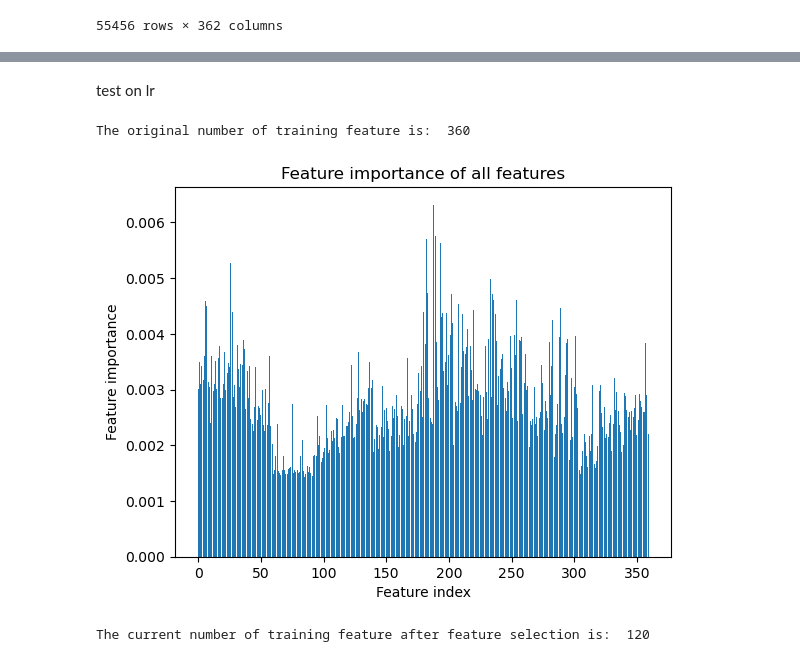
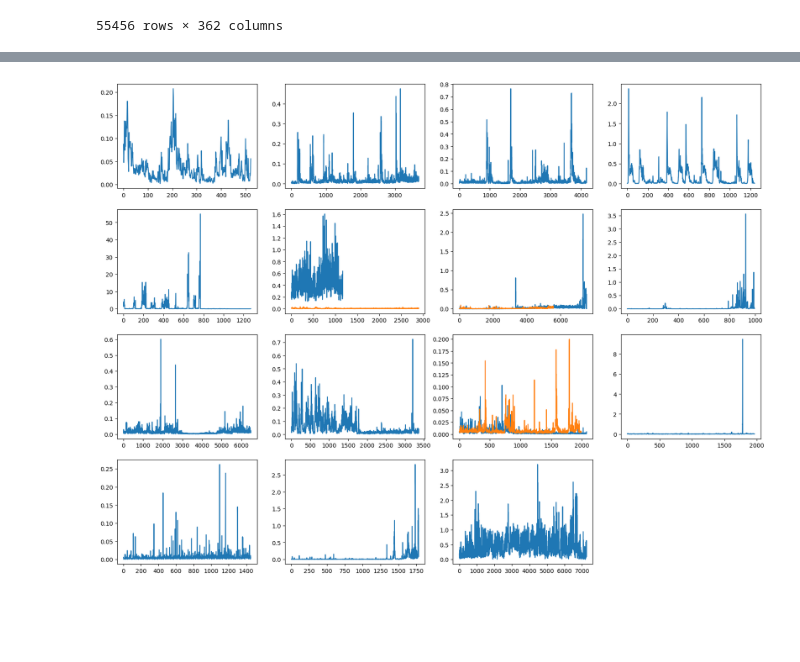
Before and after one commit to Hong-01/EE4C12-Epileptic-Seizure-Detection-using-EEG, a Jupyter notebook: Data_analysis.ipynb, the cells around one changed output, grey strips where cells are left out. Cells and saved outputs as stored; diff of their text form; code cells hidden in the pictures; blank space fills up the shorter version.

```diff
--- a/Data_analysis.ipynb
+++ b/Data_analysis.ipynb
@@ -31,13 +31,13 @@ from imblearn.over_sampling import SMOTE
 # %%
 random_state = 42
 # %%
-#load data on Yanqi Hong's computer
-data = pd.read_csv('E:\DATA\TUD\Master\TUD_Master_Y1\Q1\EE4C12 Machine Learning For Electrical Engineering\CodeLab\Project\S&S_SZD (1)\Data\Project_Data_EE4C12_S&S_SZD.csv')
+# #load data on Yanqi Hong's computer
+# data = pd.read_csv('E:\DATA\TUD\Master\TUD_Master_Y1\Q1\EE4C12 Machine Learning For Electrical Engineering\CodeLab\Project\S&S_SZD (1)\Data\Project_Data_EE4C12_S&S_SZD.csv')
+# data
+
+# load data on Zhixuan's computer
+data = pd.read_csv('D:\\User\Zhixuan Ge\Onedrive TUDelft\OneDrive - Delft University of Technology\Courses\ML for EE\SZD\S&S_SZD\Project_Data_EE4C12_S&S_SZD.csv')
 data
-
-# # load data on Zhixuan's computer
-# data = pd.read_csv('D:\\User\Zhixuan Ge\Onedrive TUDelft\OneDrive - Delft University of Technology\Courses\ML for EE\SZD\S&S_SZD\Project_Data_EE4C12_S&S_SZD.csv')
-# data
 # %% [output]
 |  | Patient | annotation | min|FP1-F7 | min|F7-T3 | min|T3-T5 | min|T5-O1 | min|FP2-F8 | min|F8-T4 | min|T4-T6 | ... |
 | 0 | 258 | 1 | 50 | 61 | 57 | 53 | 39 | 35 | 39 | ... |
@@ -91 +107,12 @@ for i in range(1, len(itp_idx)):
+# %%
+# plot time series
+plt.figure(figsize=(20,15))
+for i in range(15):
+    plt.subplot(4, 4, i+1)
+    for j in range(len(patient_data_list[i])):
+        data_plot = patient_data_list[i][j]['norm_power_HF|P4-O2']
+        x_plot = np.arange(len(data_plot))
+        plt.plot(x_plot, data_plot)
+# %% [output]
+[figure, added]
 # %%
@@ -125,29 +154,3 @@ for i in range(Patient_num):
 
 X_train_scaled, y_train = sklearn.utils.shuffle(X_train_scaled, y_train, random_state=random_state)
 X_test_scaled, y_test = sklearn.utils.shuffle(X_test_scaled, y_test, random_state=random_state)
-# %% [markdown]
-test on lr
-# %%
-
-# Feature selection by extra tree classifier
-
-print("The original number of training feature is: ", X_train_scaled.shape[1])
-clf_etc = ExtraTreesClassifier(random_state=random_state).fit(X_train_scaled, y_train) # fit the model
-feature_importances = clf_etc.feature_importances_  # get the feature importance
-
-plt.bar(range(len(feature_importances)), feature_importances)   # plot the feature importance
-plt.xlabel("Feature index")
-plt.ylabel("Feature importance")
-plt.title("Feature importance of all features")
-plt.show()
-
-important_feature_indices=np.argsort(feature_importances)   # sort the feature importance
-important_feature_indices_cut=important_feature_indices[:int(len(important_feature_indices)/1.5)]   # select the most important features
-
-X_train_selected=np.delete(X_train_scaled,important_feature_indices_cut,1)    # delete the least important features
-X_test_selected=np.delete(X_test_scaled,important_feature_indices_cut,1)      # delete the least important features
-print("The current number of training feature after feature selection is: ", X_train_selected.shape[1])
-# %% [output]
-The original number of training feature is:  360
-[figure, removed]
-The current number of training feature after feature selection is:  120
```
Also changed, not shown: parts of 15 cells of this notebook.
